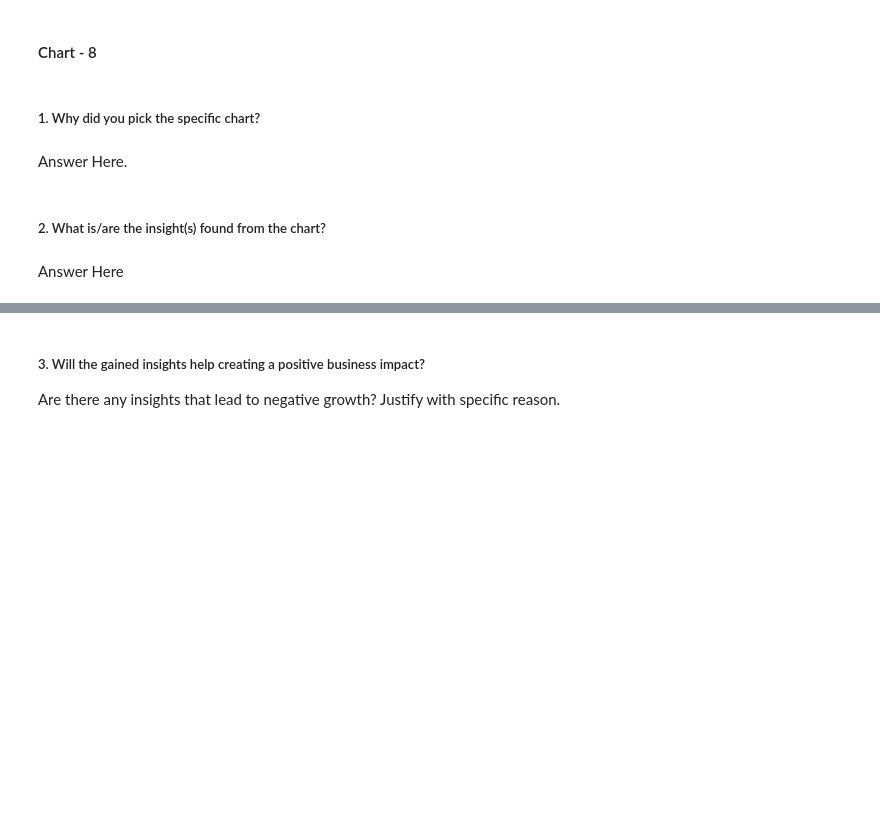
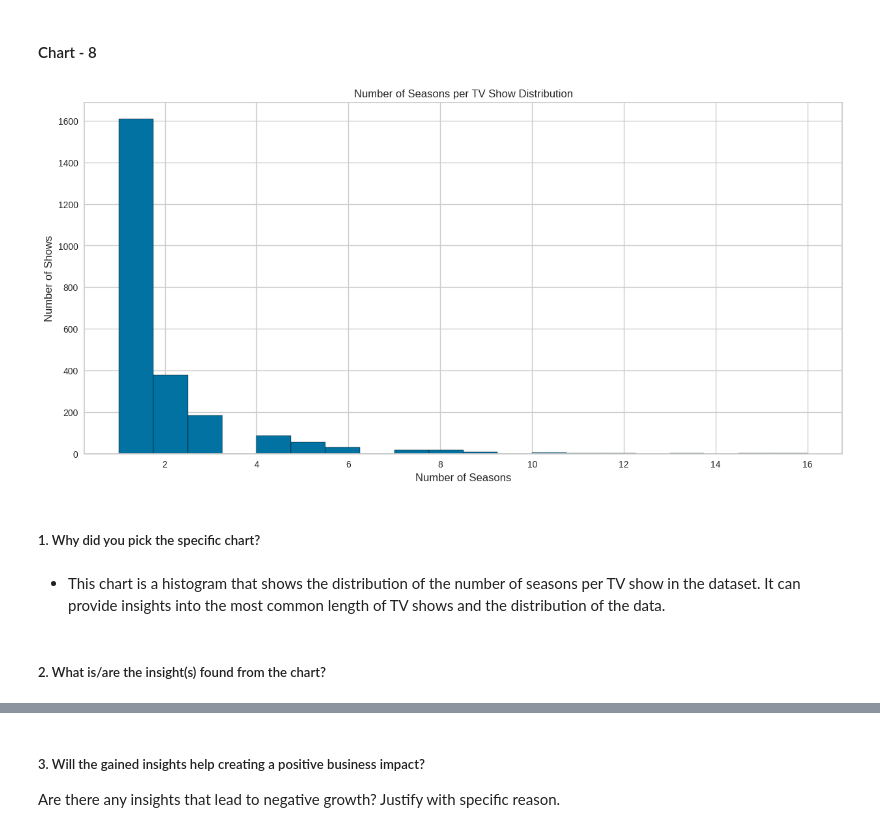
Before and after one commit to Navjotkhatri/NETFLIX-MOVIES-AND-TV-SHOWS-CLUSTERING, a Jupyter notebook: NETFLIX_MOVIES_AND_TV_SHOWS_CLUSTERING.ipynb, the cells around one changed output, grey strips where cells are left out. Saved outputs shown, nothing was run; the diff lists cells and outputs as text; code cells hidden in the pictures; blank space fills up the shorter version.

```diff
--- a/NETFLIX_MOVIES_AND_TV_SHOWS_CLUSTERING.ipynb
+++ b/NETFLIX_MOVIES_AND_TV_SHOWS_CLUSTERING.ipynb
@@ -637,8 +669,17 @@ Answer Here
+# %%
+# Chart - 8 visualization code
+tv_shows = df[df['type'] == 'TV Show']
+plt.figure(figsize=(15, 7))
+plt.hist(tv_shows['duration'], bins=20, edgecolor='black')
+plt.xlabel('Number of Seasons', fontsize=12)
+plt.ylabel('Number of Shows', fontsize=12)
+plt.title('Number of Seasons per TV Show Distribution')
+plt.show()
+# %% [output]
+[figure, added]
 # %% [markdown]
 ##### 1. Why did you pick the specific chart?
-# %% [markdown]
-Answer Here.
+# %% [markdown]
+* This chart is a histogram that shows the distribution of the number of seasons per TV show in the dataset. It can provide insights into the most common length of TV shows and the distribution of the data.
 # %% [markdown]
 ##### 2. What is/are the insight(s) found from the chart?
-# %% [markdown]
-Answer Here
```
Also changed, not shown: parts of 24 cells of this notebook.
